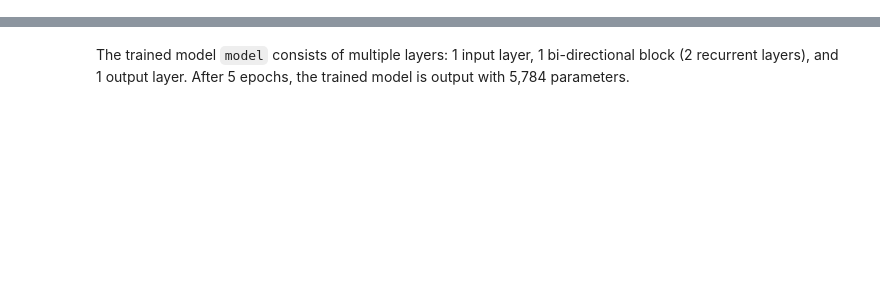
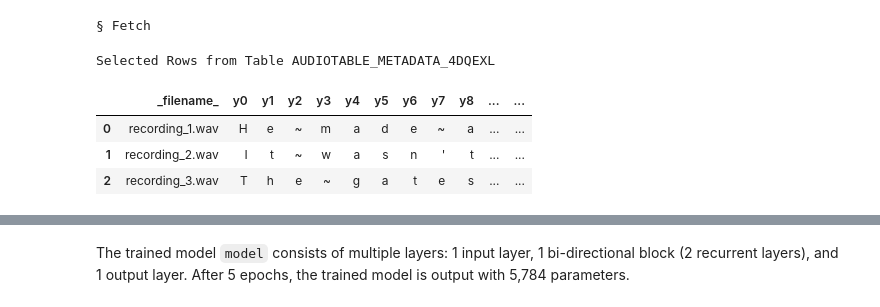
Before and after one commit to sassoftware/python-dlpy, a Jupyter notebook: examples/speech_recognition/AudioTraining.ipynb, the cells around one changed output, grey strips where cells are left out. Cells and saved outputs as stored; diff of their text form; code cells hidden in the pictures; blank space fills up the shorter version.

```diff
--- a/examples/speech_recognition/AudioTraining.ipynb
+++ b/examples/speech_recognition/AudioTraining.ipynb
@@ -53,2 +0,0 @@ The first step to process the audio data is to create an audio table named `au`.
-# %%
-au = AudioTable.load_audio_files(conn, "/disk/lax_server_has_access/dlpy/listingFile.txt")
@@ -301,0 +154,6 @@ elapsed 0.532s · user 0.513s · sys 0.151s · mem 266MB
+# %%
+# create an audio table object `au` and
+# load the audio listing file .
+au = AudioTable.load_audio_files(s,
+                                 server_project_root+"/listingFile.txt"
+                                 )
@@ -301,0 +246,13 @@ elapsed 0.532s · user 0.513s · sys 0.151s · mem 266MB
+# %%
+# Create CAS audio table saved as 'me' in Python.
+# load audio metadata. Specify client-side path to
+# audio metadata (ground truth) file. Specify
+# server-side path to the source audio files.
+
+me = AudioTable.load_audio_metadata(s,
+                                    # Client-side path to ground truth file
+                                    client_project_root+'\groundTruth.txt',
+
+                                    # server path to audio files
+                                    server_project_root
+                                   )
@@ -301,0 +289,9 @@ elapsed 0.532s · user 0.513s · sys 0.151s · mem 266MB
+# %%
+s.table.fetch(me)
+# %% [output]
+§ Fetch
+Selected Rows from Table AUDIOTABLE_METADATA_4DQEXL
+|  | _filename_ | y0 | y1 | y2 | y3 | y4 | y5 | y6 | y7 | y8 | ... | ... |
+| 0 | recording_1.wav | H | e | ~ | m | a | d | e | ~ | a | ... | ... |
+| 1 | recording_2.wav | I | t | ~ | w | a | s | n | ' | t | ... | ... |
+| 2 | recording_3.wav | T | h | e | ~ | g | a | t | e | s | ... | ... |
```
Also changed, not shown: parts of 105 cells of this notebook.
